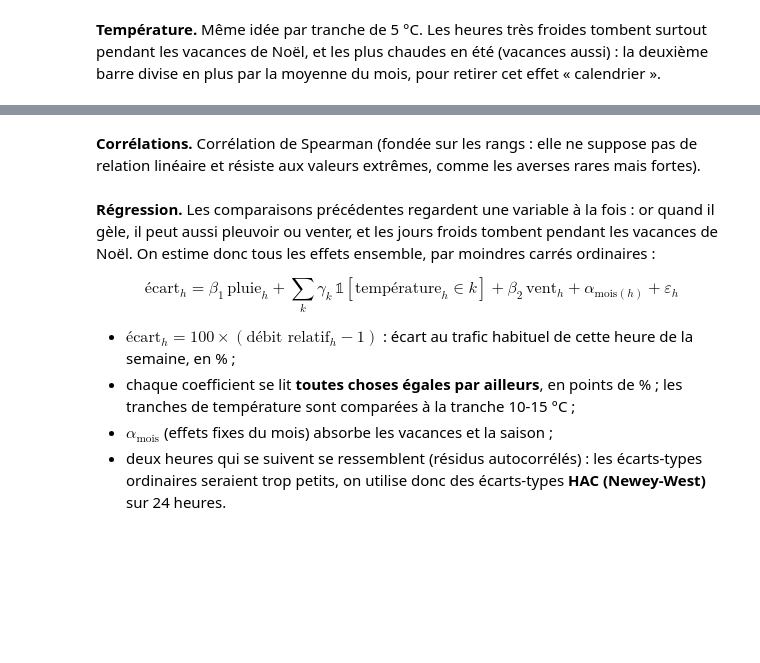
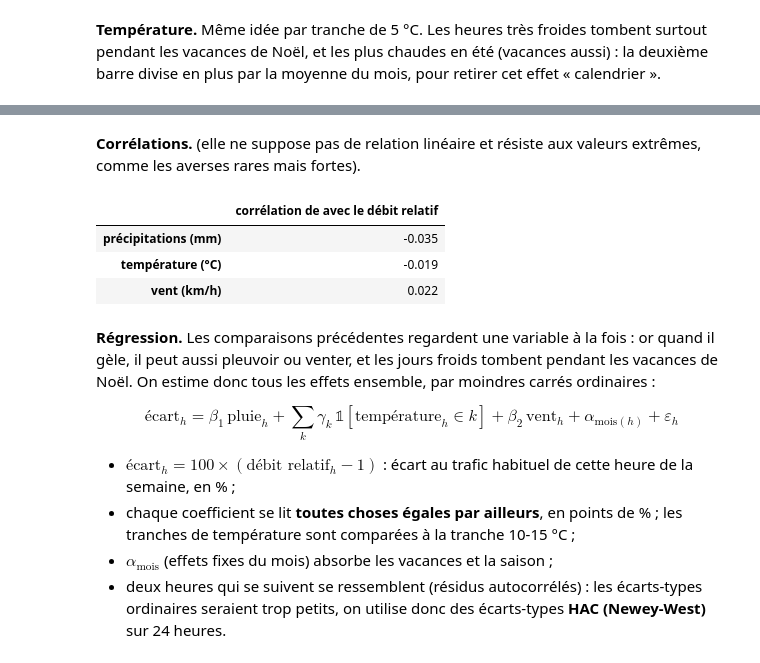
Before and after one commit to Antoine2212/projet-qualite-air, a Jupyter notebook: project.ipynb, the cells around one changed output, grey strips where cells are left out. Drawn from its saved outputs; the diff is of its cells as text; code cells hidden in the pictures; blank space fills up the shorter version.

```diff
--- a/project.ipynb
+++ b/project.ipynb
@@ -1284,14 +1309,19 @@ plt.show()
 # %% [markdown]
-**Corrélations.** Corrélation de Spearman (fondée sur les rangs : elle ne suppose pas de relation linéaire et résiste aux valeurs extrêmes, comme les averses rares mais fortes).
+**Corrélations.** (elle ne suppose pas de relation linéaire et résiste aux valeurs extrêmes, comme les averses rares mais fortes).
 # %%
 correlations_tm = (
     df_trafic_meteo[["debit_relatif", "precipitation", "temperature_2m", "wind_speed_10m"]]
     .corr(method="spearman")["debit_relatif"]
     .drop("debit_relatif")
     .rename({"precipitation": "précipitations (mm)", "temperature_2m": "température (°C)",
              "wind_speed_10m": "vent (km/h)"})
 )
-display(correlations_tm.round(3).to_frame("corrélation de Spearman avec le débit relatif"))
+display(correlations_tm.round(3).to_frame("corrélation de avec le débit relatif"))
+# %% [output]
+|  | corrélation de avec le débit relatif |
+| précipitations (mm) | -0.035 |
+| température (°C) | -0.019 |
+| vent (km/h) | 0.022 |
 # %% [markdown]
 **Régression.** Les comparaisons précédentes regardent une variable à la fois : or quand il gèle, il peut aussi pleuvoir ou venter, et les jours froids tombent pendant les vacances de Noël. On estime donc tous les effets ensemble, par moindres carrés ordinaires :
 
```
Also changed, not shown: parts of 13 cells of this notebook, 1 other file.
